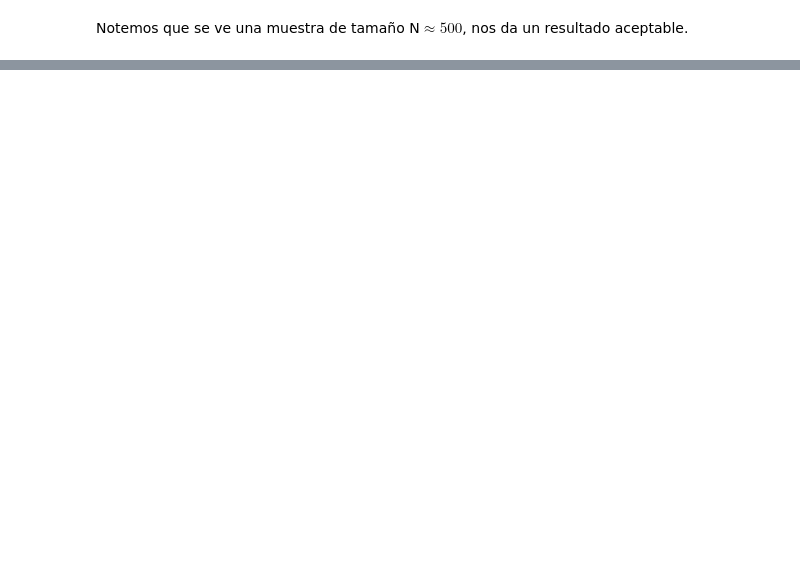
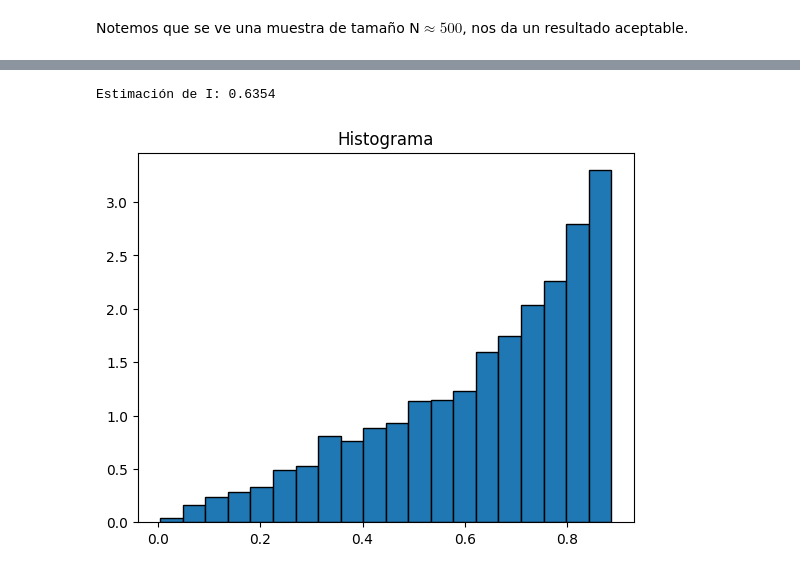
Before and after one commit to Anali24/SIMULACION-I, a Jupyter notebook: Monte_Carlo_Tan_SI.ipynb, the cells around one changed output, grey strips where cells are left out. Saved outputs shown, nothing was run; the diff lists cells and outputs as text; code cells hidden in the pictures; blank space fills up the shorter version.

```diff
--- a/Monte_Carlo_Tan_SI.ipynb
+++ b/Monte_Carlo_Tan_SI.ipynb
@@ -107,0 +254,35 @@ plt.show()
+# %%
+# Parámetros
+n = 5000  # Número de pares de puntos
+a = 0     # Límite inferior de x
+b = 1     # Límite superior de x
+
+# Paso 1: Generar una secuencia {Ui} de tamaño 2n
+U = np.random.uniform(0, 1, 2 * n)
+
+# Paso 2: Conformar pares (Ui, Un+i)
+U1 = U[:n]
+U2 = U[n:]
+
+# Paso 3: Calcular Xi = a + Ui(b - a)
+X = a + U1 * (b - a)
+
+# Paso 4: Calcular g(Xi) = sqrt(arctan(Xi))
+g_X = np.sqrt(np.arctan(X))
+
+# Paso 5: Contar los aciertos na tales que g(Xi) > cUn+i
+aciertos = g_X > U2
+na = np.sum(aciertos)
+
+# Paso 6: Estimar I calculando la media muestral θ2
+I_estimado = na / n
+print(f"Estimación de I: {I_estimado}")
+# %% [output]
+Estimación de I: 0.6354
+# %%
+# Graficar del histograma
+plt.hist(g_X, bins=20,edgecolor='k', density=True)
+plt.title('Histograma')
+plt.show()
+# %% [output]
+[figure, added]
```
Also changed, not shown: parts of 36 cells of this notebook.
